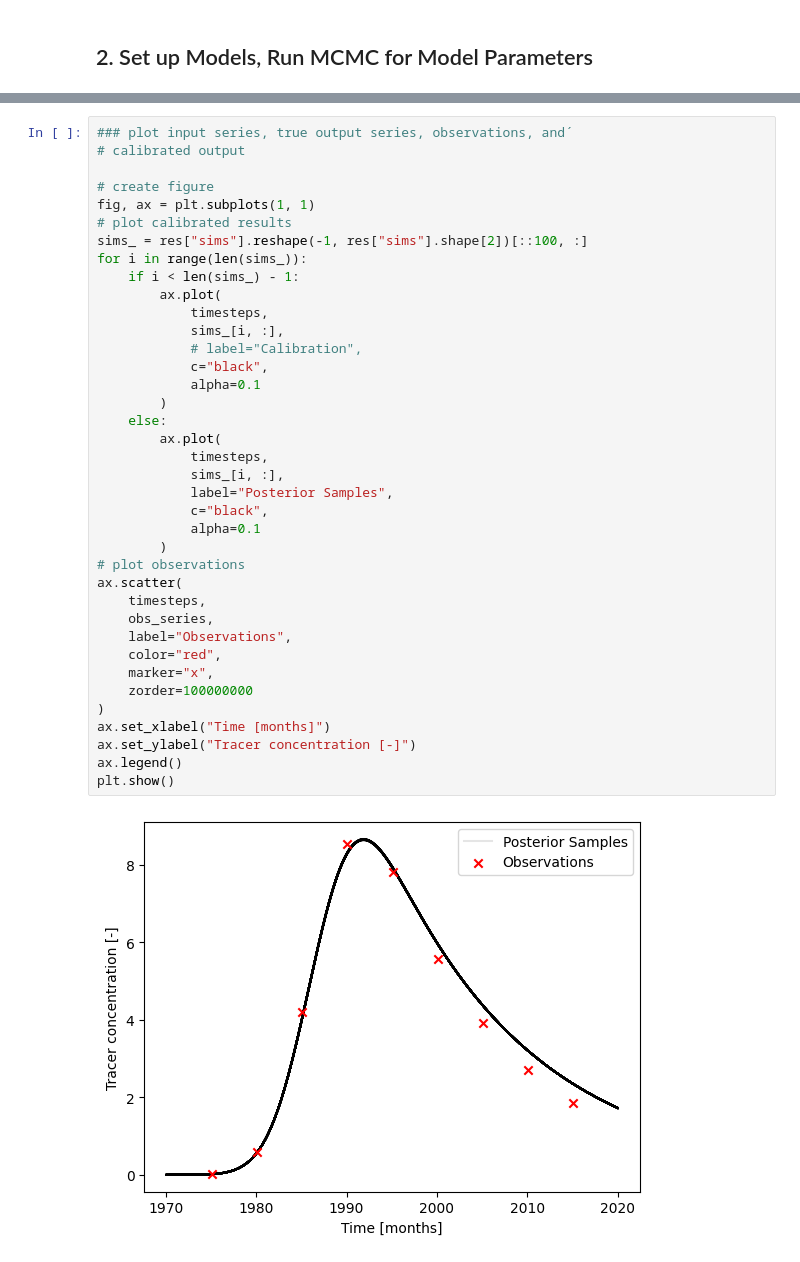
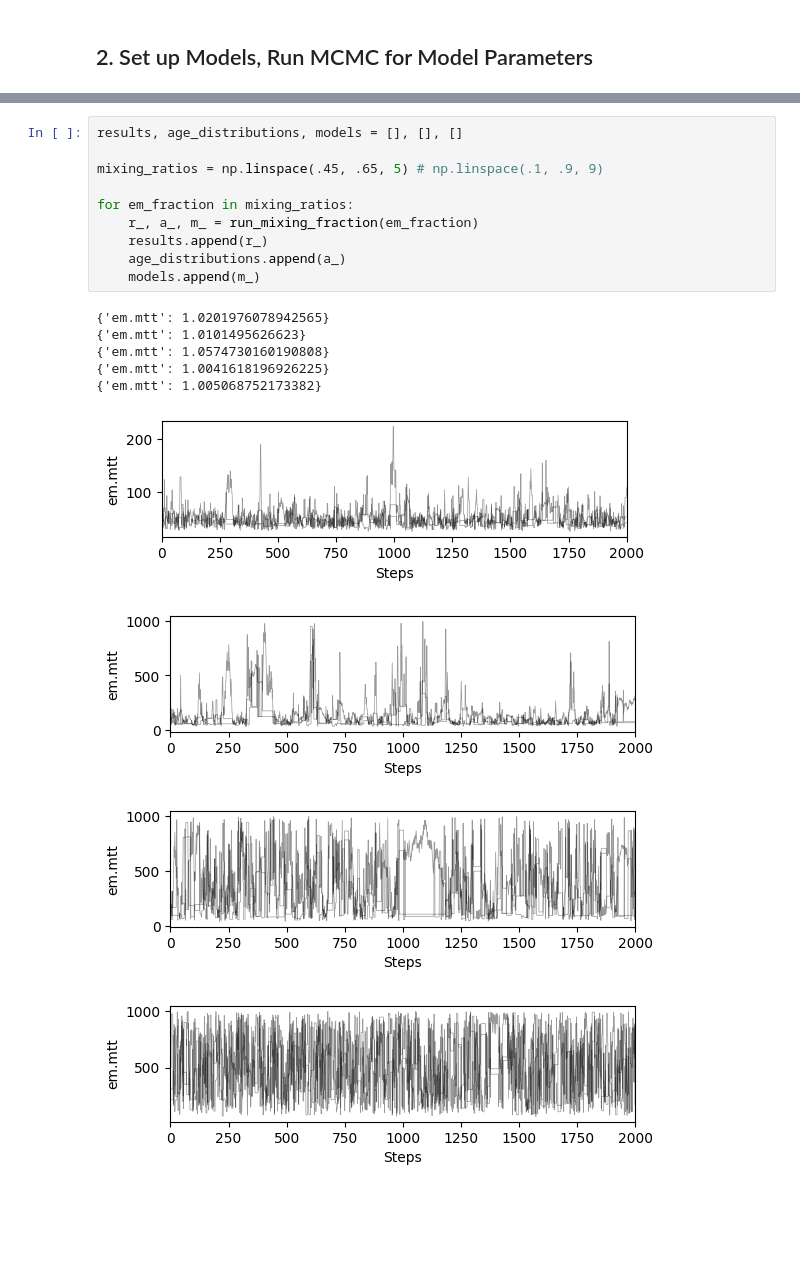
Before and after one commit to iGW-TU-Dresden/PyTracerLab, a Jupyter notebook: docs/examples/example_11.ipynb, the cells around one changed output, grey strips where cells are left out. Cells and saved outputs as stored; diff of their text form; blank space fills up the shorter version.

```diff
--- a/docs/examples/example_11.ipynb
+++ b/docs/examples/example_11.ipynb
@@ -156,40 +173,20 @@ print(res["gelman_rubin"])
-# %%
-### plot input series, true output series, observations, and´
-# calibrated output
-
-# create figure
-fig, ax = plt.subplots(1, 1)
-# plot calibrated results
-sims_ = res["sims"].reshape(-1, res["sims"].shape[2])[::100, :]
-for i in range(len(sims_)):
-    if i < len(sims_) - 1:
-        ax.plot(
-            timesteps,
-            sims_[i, :],
-            # label="Calibration",
-            c="black",
-            alpha=0.1
-        )
-    else:
-        ax.plot(
-            timesteps,
-            sims_[i, :],
-            label="Posterior Samples",
-            c="black",
-            alpha=0.1
-        )
-# plot observations
-ax.scatter(
-    timesteps,
-    obs_series,
-    label="Observations",
-    color="red",
-    marker="x",
-    zorder=100000000
-)
-ax.set_xlabel("Time [months]")
-ax.set_ylabel("Tracer concentration [-]")
-ax.legend()
-plt.show()
-# %% [output]
-[figure, removed]
+# %%
+results, age_distributions, models = [], [], []
+
+mixing_ratios = np.linspace(.45, .65, 5) # np.linspace(.1, .9, 9)
+
+for em_fraction in mixing_ratios:
+    r_, a_, m_ = run_mixing_fraction(em_fraction)
+    results.append(r_)
+    age_distributions.append(a_)
+    models.append(m_)
+# %% [output]
+{'em.mtt': 1.0201976078942565}
+{'em.mtt': 1.0101495626623}
+{'em.mtt': 1.0574730160190808}
+{'em.mtt': 1.0041618196926225}
+{'em.mtt': 1.005068752173382}
+[figure, added]
+[figure, added]
+[figure, added]
+[figure, added]
```
Also changed, not shown: parts of 9 cells of this notebook, 5 other files.
